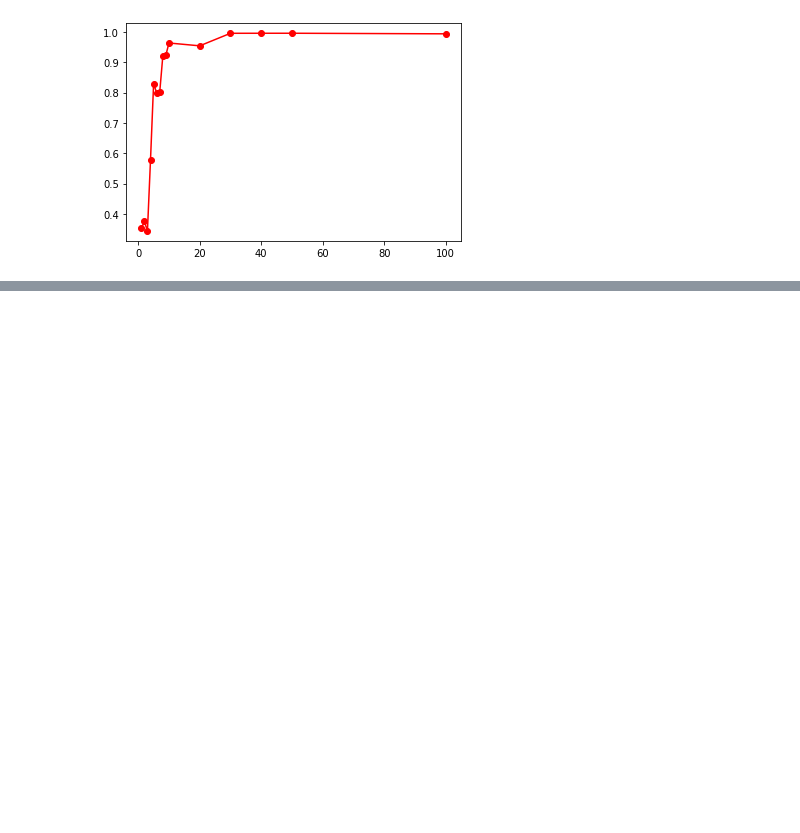
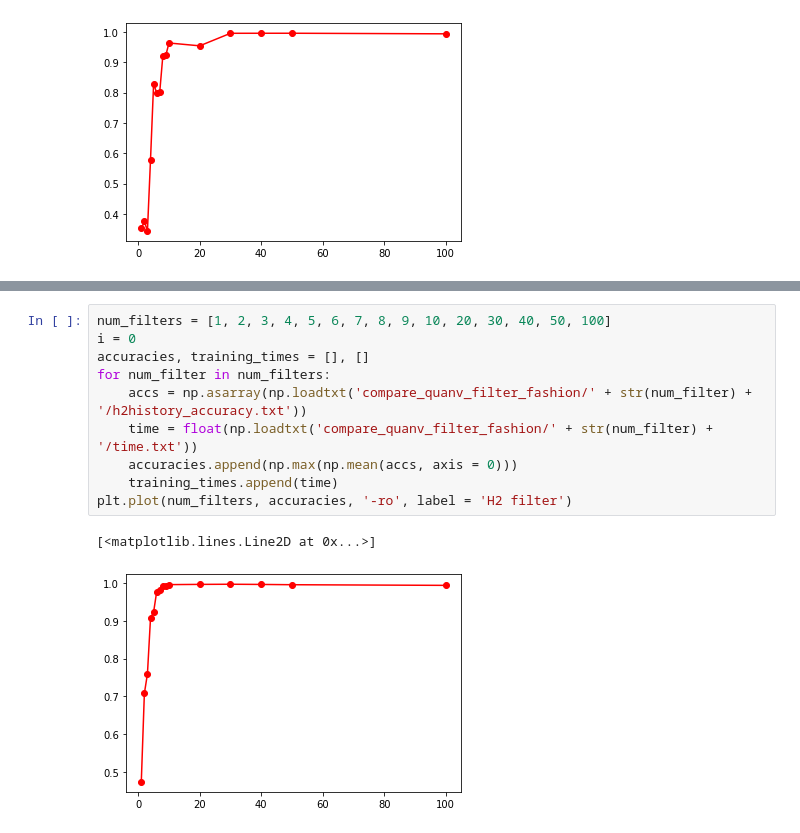
Before and after one commit to vutuanhai237/DynamicQNN, a Jupyter notebook: codes/plt_baseline.ipynb, the cells around one changed output, grey strips where cells are left out. Saved outputs shown, nothing was run; the diff lists cells and outputs as text; blank space fills up the shorter version.

```diff
--- a/codes/plt_baseline.ipynb
+++ b/codes/plt_baseline.ipynb
@@ -154,3 +160,16 @@ accuracies
  0.9956250041723251,
  0.9956666707992554,
  0.9937500059604645]
+# %%
+num_filters = [1, 2, 3, 4, 5, 6, 7, 8, 9, 10, 20, 30, 40, 50, 100]
+i = 0
+accuracies, training_times = [], []
+for num_filter in num_filters:
+    accs = np.asarray(np.loadtxt('compare_quanv_filter_fashion/' + str(num_filter) + '/h2history_accuracy.txt'))
+    time = float(np.loadtxt('compare_quanv_filter_fashion/' + str(num_filter) + '/time.txt'))
+    accuracies.append(np.max(np.mean(accs, axis = 0)))
+    training_times.append(time)
+plt.plot(num_filters, accuracies, '-ro', label = 'H2 filter')
+# %% [output]
+[<matplotlib.lines.Line2D at 0x...>]
+[figure, added]
```
Also changed, not shown: parts of 4 cells of this notebook, 9 other files.
